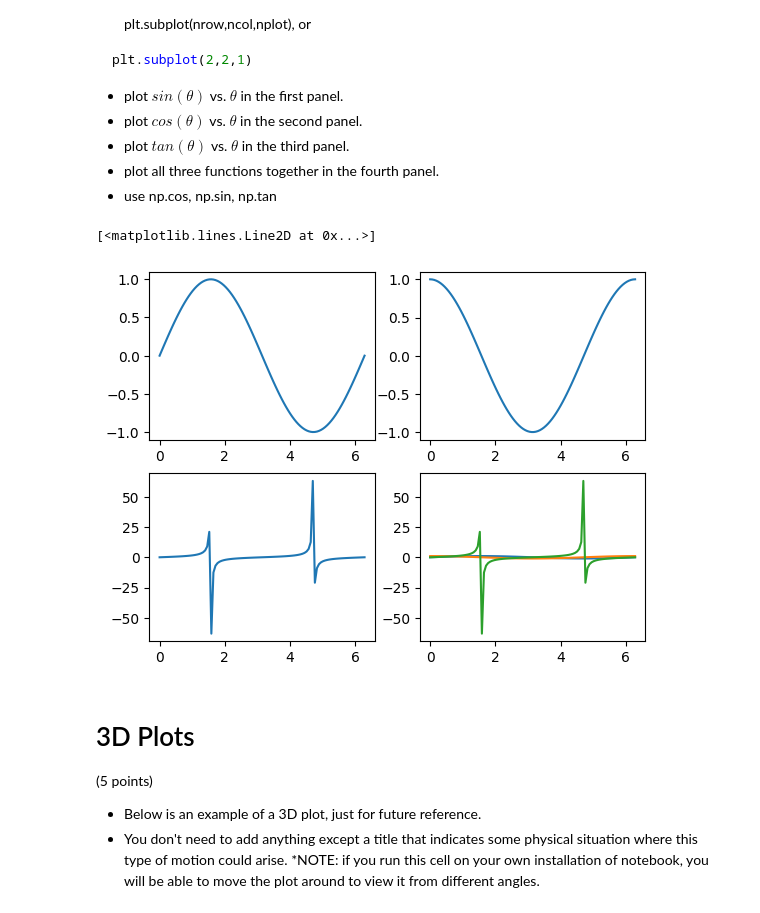
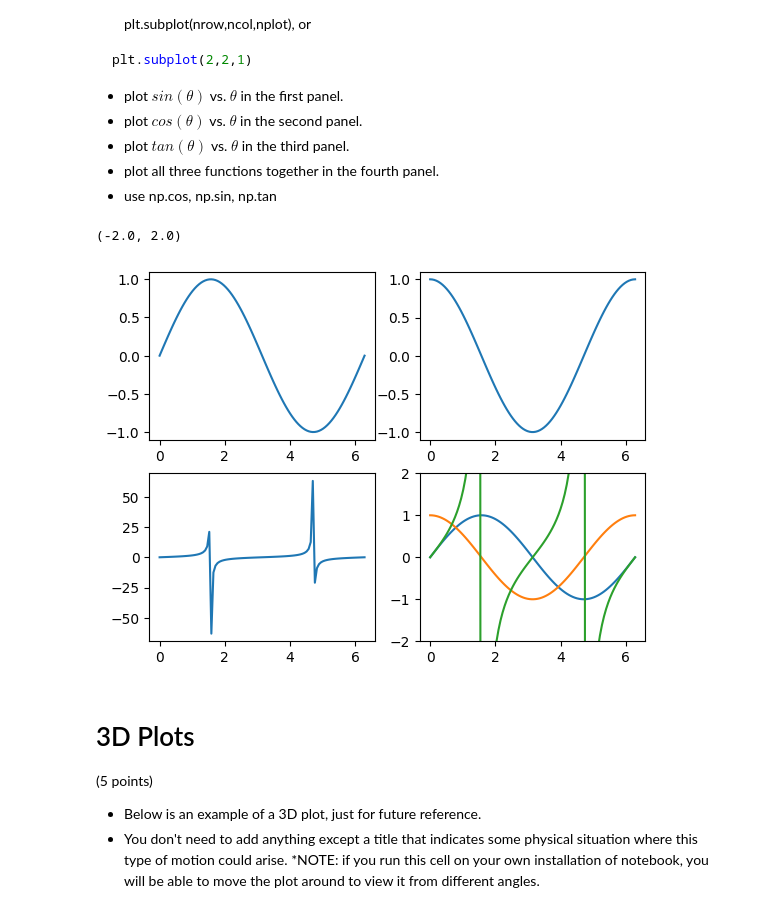
Before and after one commit to ryanmcmanamon1/computational_physics, a Jupyter notebook: Ryan_McManamon_Lab02_plotting_visualization.ipynb, the cells around one changed output. Cells and saved outputs as stored; diff of their text form; code cells hidden in the pictures.

```diff
--- a/Ryan_McManamon_Lab02_plotting_visualization.ipynb
+++ b/Ryan_McManamon_Lab02_plotting_visualization.ipynb
@@ -403,22 +411,23 @@ plt.subplot(2,2,1)
 # %%
 # Your code here
 plt.subplot(2,2,1)
 theta = np.linspace(0,2*np.pi,100)
 plt.plot(theta,np.sin(theta))
 
 plt.subplot(2,2,2)
 plt.plot(theta,np.cos(theta))
 
 plt.subplot(2,2,3)
 plt.plot(theta,np.tan(theta))
 
 plt.subplot(2,2,4)
 plt.plot(theta,np.sin(theta))
 plt.plot(theta,np.cos(theta))
 plt.plot(theta,np.tan(theta))
+plt.ylim(-2,2)
 # %% [output]
-[<matplotlib.lines.Line2D at 0x...>]
+(-2.0, 2.0)
-[figure, old version]
+[figure, new version]
 # %% [markdown]
 # 3D Plots
 
```
Also changed, not shown: parts of 3 cells of this notebook.
